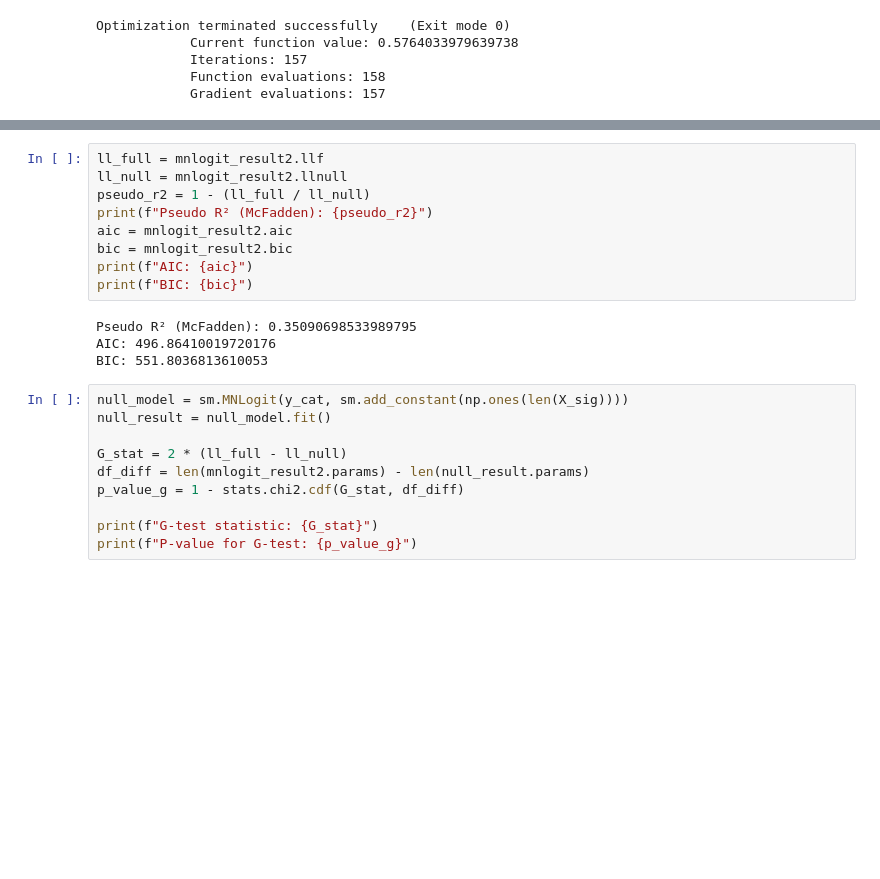
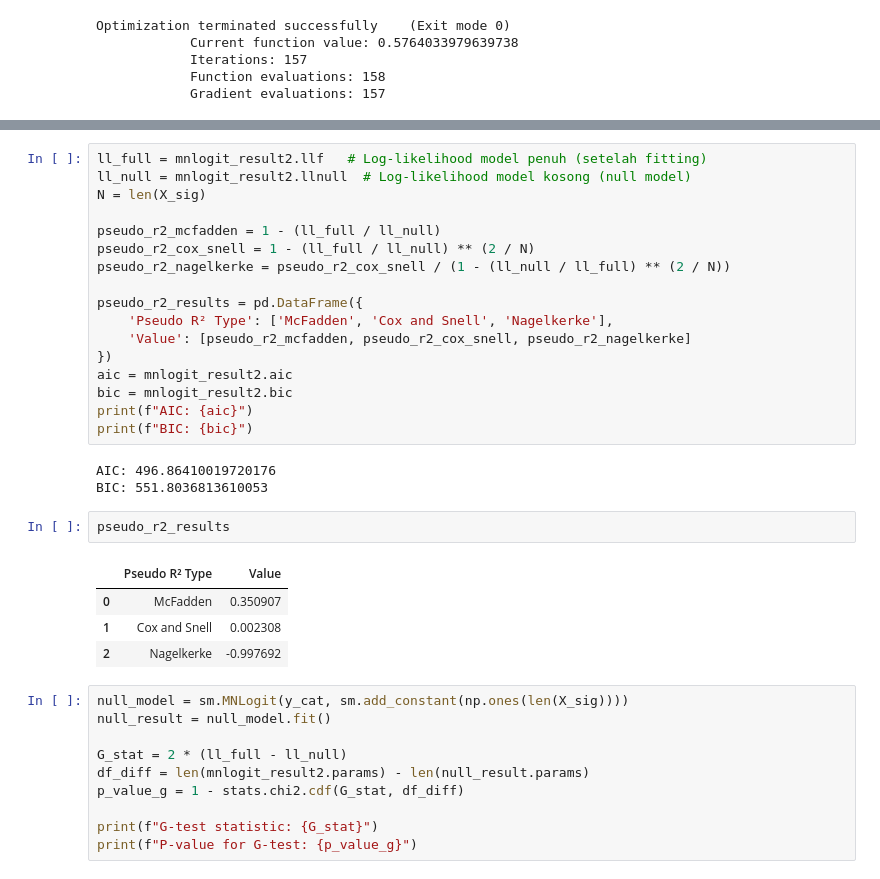
Before and after one commit to Qozuu/EDA-Project-EAS, a Jupyter notebook: sleep_eda.ipynb, the cells around one changed output, grey strips where cells are left out. Cells and saved outputs as stored; diff of their text form; blank space fills up the shorter version.

Commit message:
add: pseudo remodel MNLogit

```diff
--- a/sleep_eda.ipynb
+++ b/sleep_eda.ipynb
@@ -539,18 +539,32 @@ Scientist                   2.0121      1.075      1.872      0.061      -0.095
 Teacher                     0.8883      0.663      1.340      0.180      -0.411       2.188
 ===========================================================================================
 # %%
-ll_full = mnlogit_result2.llf
-ll_null = mnlogit_result2.llnull
-pseudo_r2 = 1 - (ll_full / ll_null)
-print(f"Pseudo R² (McFadden): {pseudo_r2}")
+ll_full = mnlogit_result2.llf   # Log-likelihood model penuh (setelah fitting)
+ll_null = mnlogit_result2.llnull  # Log-likelihood model kosong (null model)
+N = len(X_sig)
+
+pseudo_r2_mcfadden = 1 - (ll_full / ll_null)
+pseudo_r2_cox_snell = 1 - (ll_full / ll_null) ** (2 / N)
+pseudo_r2_nagelkerke = pseudo_r2_cox_snell / (1 - (ll_null / ll_full) ** (2 / N))
+
+pseudo_r2_results = pd.DataFrame({
+    'Pseudo R² Type': ['McFadden', 'Cox and Snell', 'Nagelkerke'],
+    'Value': [pseudo_r2_mcfadden, pseudo_r2_cox_snell, pseudo_r2_nagelkerke]
+})
 aic = mnlogit_result2.aic
 bic = mnlogit_result2.bic
 print(f"AIC: {aic}")
 print(f"BIC: {bic}")
 # %% [output]
-Pseudo R² (McFadden): 0.35090698533989795
 AIC: 496.86410019720176
 BIC: 551.8036813610053
+# %%
+pseudo_r2_results
+# %% [output]
+|  | Pseudo R² Type | Value |
+| 0 | McFadden | 0.350907 |
+| 1 | Cox and Snell | 0.002308 |
+| 2 | Nagelkerke | -0.997692 |
 # %%
 null_model = sm.MNLogit(y_cat, sm.add_constant(np.ones(len(X_sig))))
 null_result = null_model.fit()
```
Also changed, not shown: parts of 2 cells of this notebook.
